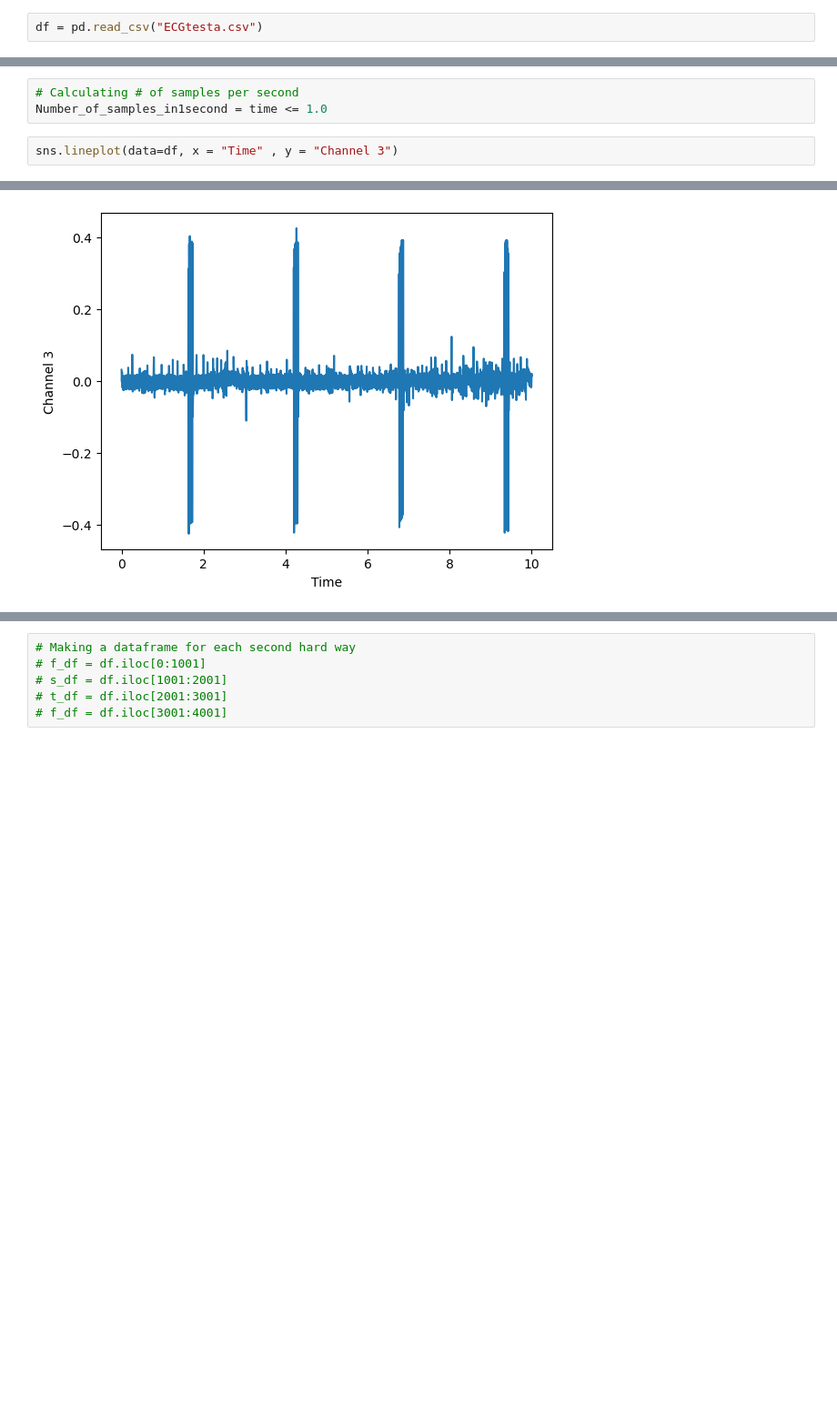
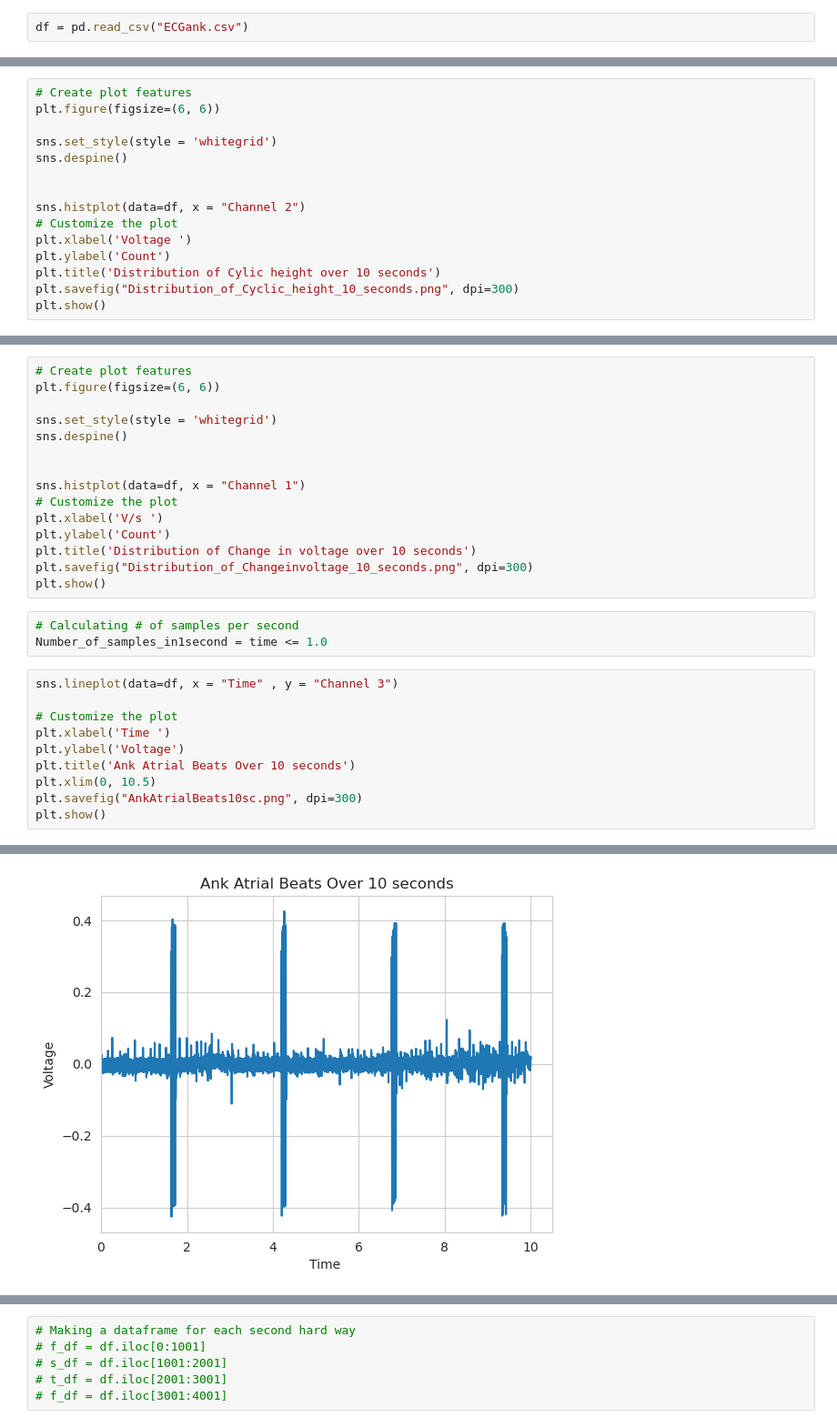
Before and after one commit to MichaelMEM1/conda_BSGP730, a Jupyter notebook: ECGRoughwork.ipynb, the cells around one changed output, grey strips where cells are left out. Shown: that part at 91% size. Saved outputs shown, nothing was run; the diff lists cells and outputs as text; blank space fills up the shorter version.

```diff
--- a/ECGRoughwork.ipynb
+++ b/ECGRoughwork.ipynb
@@ -7,7 +7,7 @@ import scipy as sc
 import os
 import neurokit2 as nk
 # %%
-df = pd.read_csv("ECGtesta.csv")
+df = pd.read_csv("ECGank.csv")
 # %%
 cyclic_height = df["Channel 2"]
 
@@ -78,0 +91,15 @@ sns.histplot(data=df, x = "Channel 3")
+# %%
+# Create plot features
+plt.figure(figsize=(6, 6))
+
+sns.set_style(style = 'whitegrid')
+sns.despine()
+
+
+sns.histplot(data=df, x = "Channel 2")
+# Customize the plot
+plt.xlabel('Voltage ')
+plt.ylabel('Count')
+plt.title('Distribution of Cylic height over 10 seconds')
+plt.savefig("Distribution_of_Cyclic_height_10_seconds.png", dpi=300)
+plt.show()
@@ -79,6 +108,29 @@ sns.histplot(data=df, x = "Channel 3")
+# %%
+# Create plot features
+plt.figure(figsize=(6, 6))
+
+sns.set_style(style = 'whitegrid')
+sns.despine()
+
+
+sns.histplot(data=df, x = "Channel 1")
+# Customize the plot
+plt.xlabel('V/s ')
+plt.ylabel('Count')
+plt.title('Distribution of Change in voltage over 10 seconds')
+plt.savefig("Distribution_of_Changeinvoltage_10_seconds.png", dpi=300)
+plt.show()
 # %%
 # Calculating # of samples per second
 Number_of_samples_in1second = time <= 1.0
 # %%
 sns.lineplot(data=df, x = "Time" , y = "Channel 3")
+
+# Customize the plot
+plt.xlabel('Time ')
+plt.ylabel('Voltage')
+plt.title('Ank Atrial Beats Over 10 seconds')
+plt.xlim(0, 10.5)
+plt.savefig("AnkAtrialBeats10sc.png", dpi=300)
+plt.show()
 # %% [output]
@@ -86 +137 @@ sns.lineplot(data=df, x = "Time" , y = "Channel 3")
-[figure, old version]
+[figure, new version]
```
Also changed, not shown: parts of 20 cells of this notebook, 3 other files.
